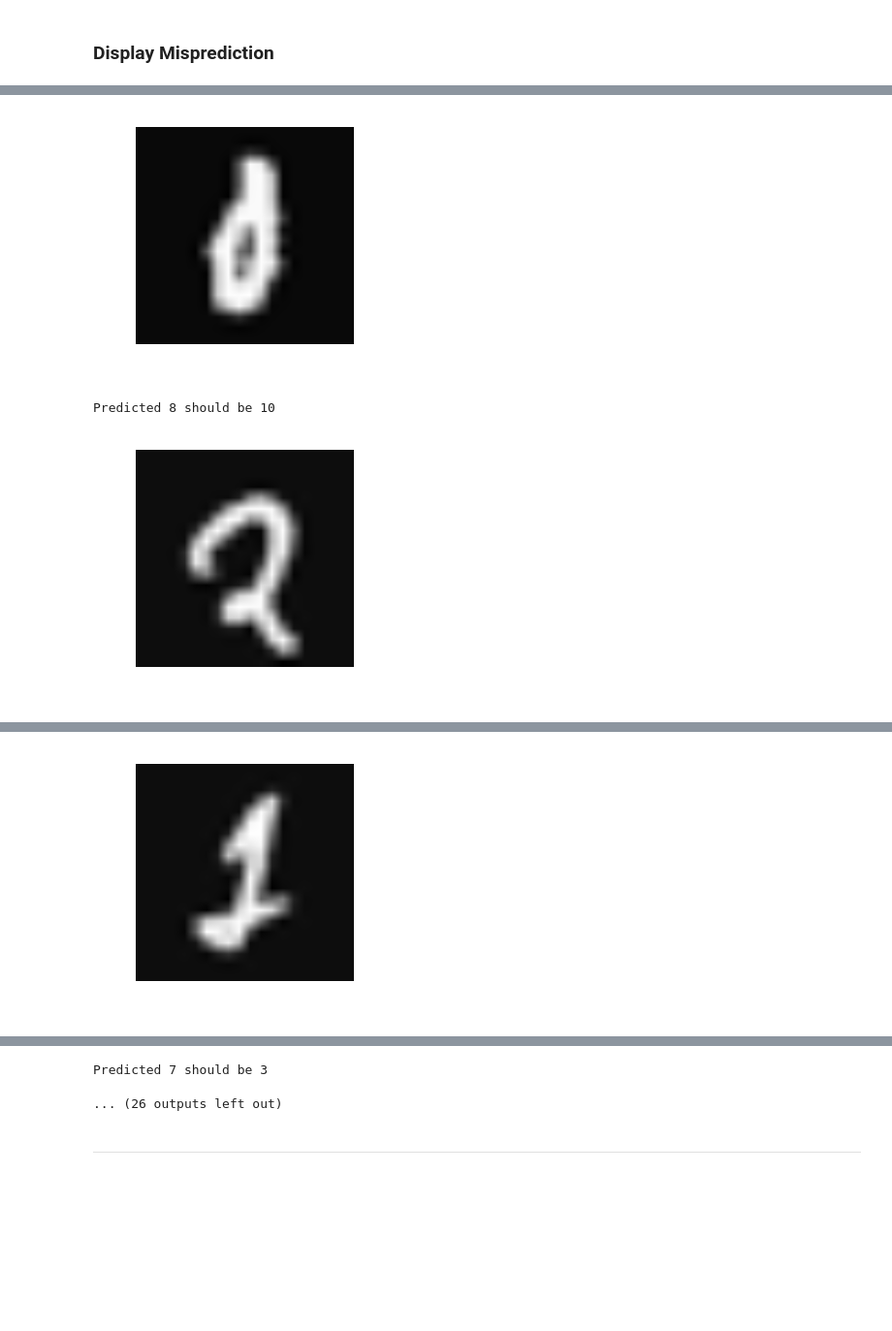
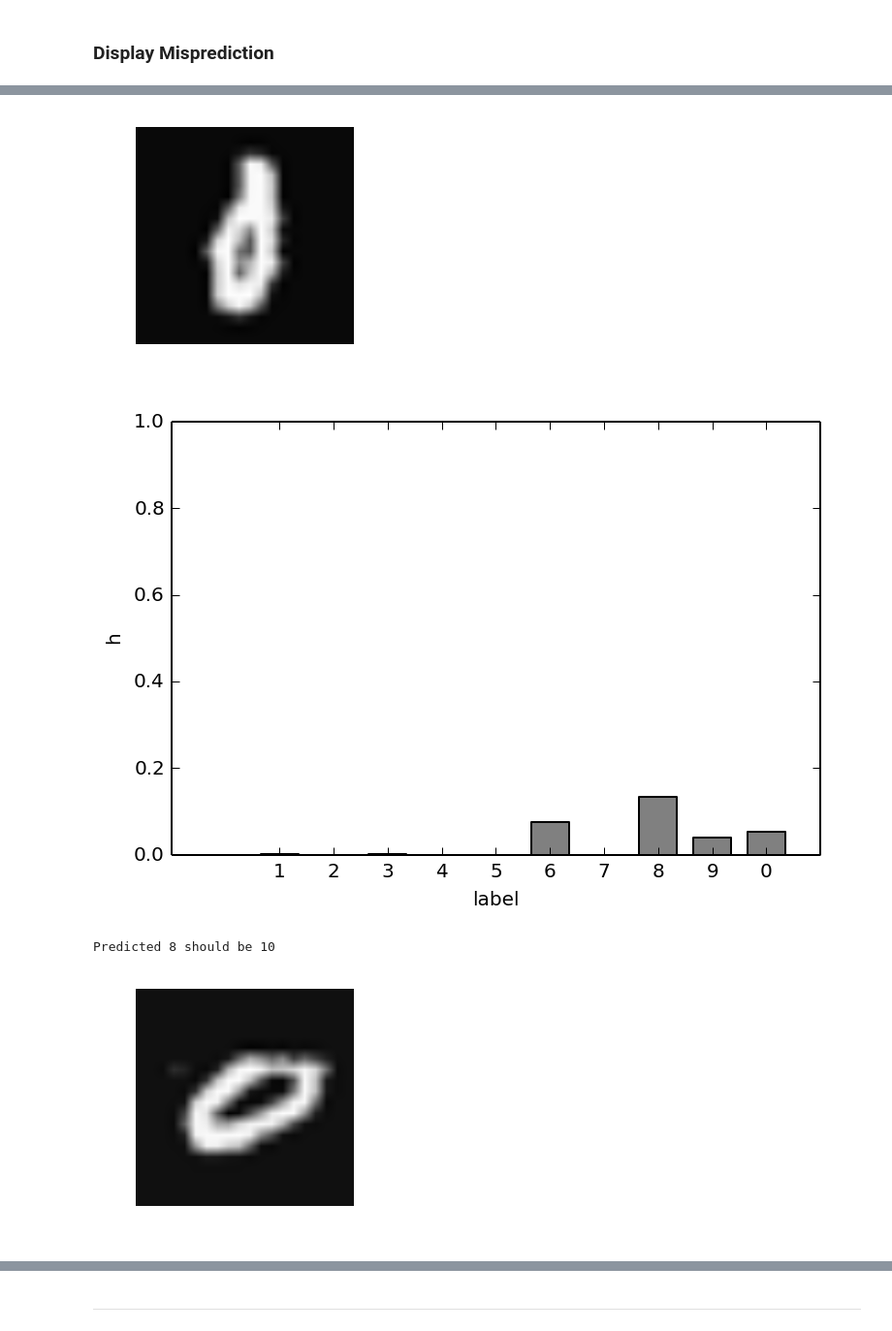
Before and after one commit to ekaakurniawan/iPyMacLern, a Jupyter notebook: W4_5/Neural Networks.ipynb, the cells around one changed output, grey strips where cells are left out. Shown at 97% size. Cells and saved outputs as stored; diff of their text form; code cells hidden in the pictures; blank space fills up the shorter version.

Commit message:
Adding All Predicted Outputs for Mispredicted Decision

```diff
--- a/W4_5/Neural Networks.ipynb
+++ b/W4_5/Neural Networks.ipynb
@@ -662,8 +662,11 @@ array([ 142, 1087, 1440, 1617, 1701, 1764, 2112, 2171, 2201, 2498, 2556,
 # %%
 for mispredicted_indiex in mispredicted_indices:
     display_image(mispredicted_indiex, 2)
+    mispredicted_h2 = compute_feedforward(X[mispredicted_indiex], theta1, theta2)
+    plot_output(mispredicted_h2)
     print("Predicted %d should be %d\n\n" % (prediction_labels[mispredicted_indiex], y[mispredicted_indiex]))
 # %% [output]
 [figure]
+[figure, new version]
 Predicted 8 should be 10
-[figure, old version]
+[figure, new version]
@@ -671 +674,0 @@ Predicted 9 should be 2
-[figure, old version]
@@ -678,5 +682,3 @@ Predicted 7 should be 3
-Predicted 7 should be 3
-... (26 outputs left out)
 # %% [markdown]
 ---
 # %% [markdown]
```
Also changed, not shown: parts of 8 cells of this notebook.
